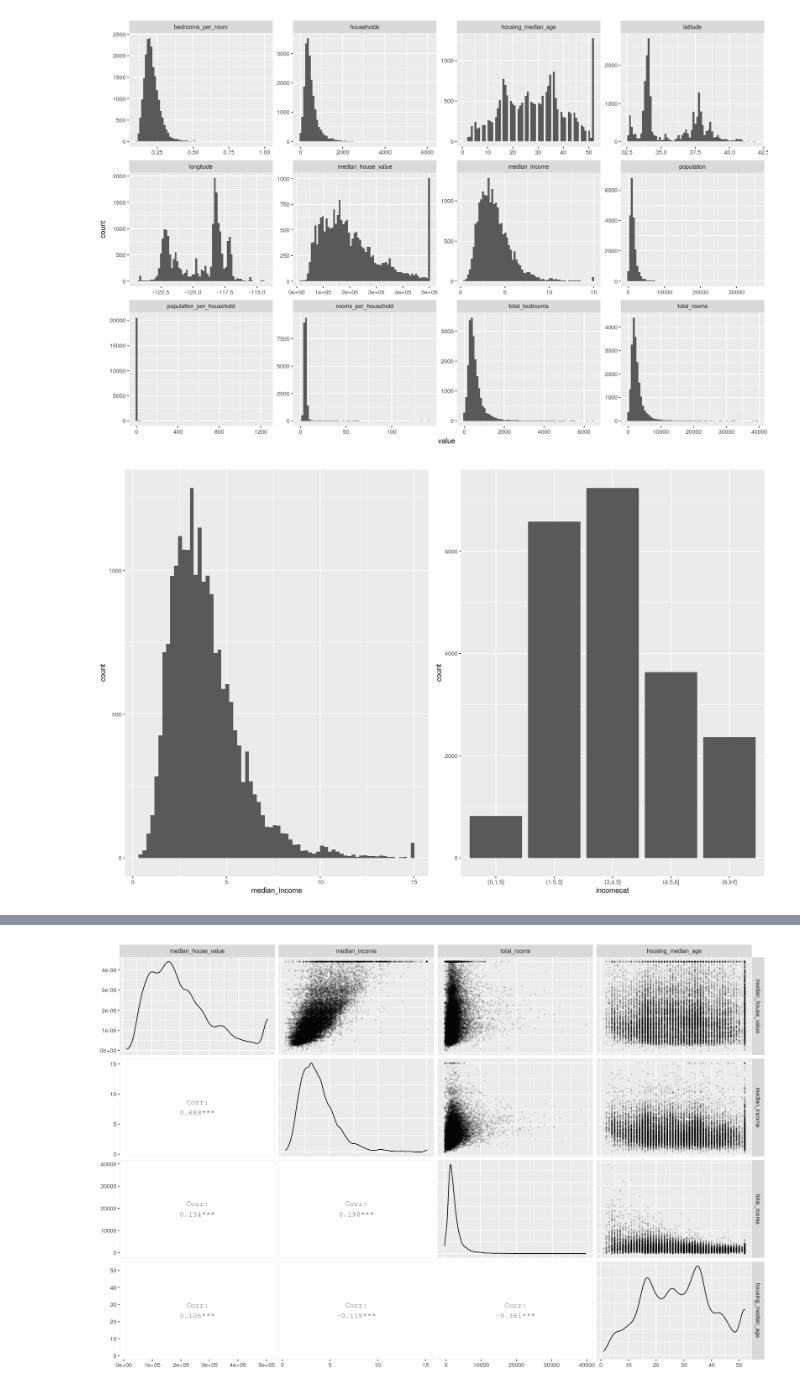
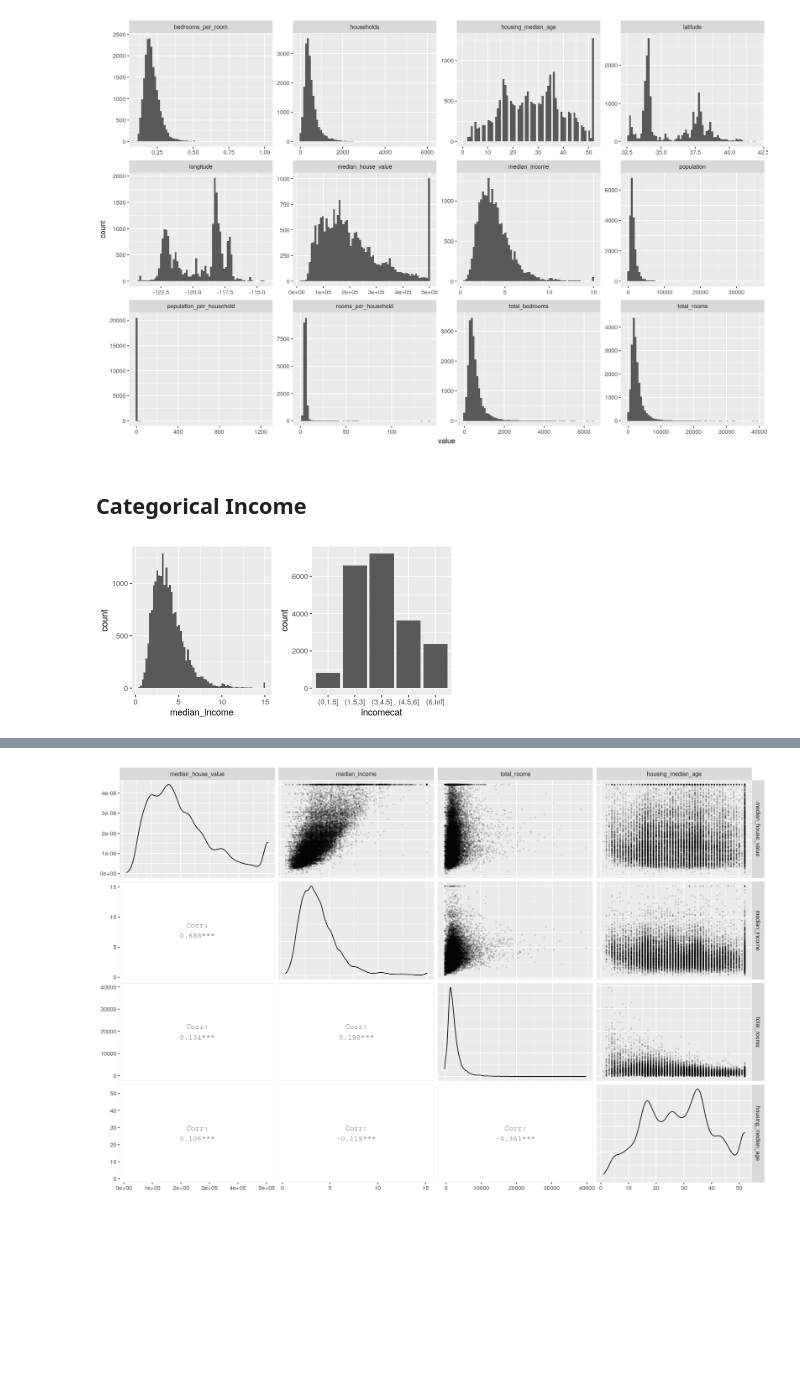
Before and after one commit to slavistan/ml-book-notes, a Jupyter notebook: scratchpad.ipynb, the cells around one changed output, grey strips where cells are left out. Saved outputs shown, nothing was run; the diff lists cells and outputs as text; code cells hidden in the pictures; blank space fills up the shorter version.

```diff
--- a/scratchpad.ipynb
+++ b/scratchpad.ipynb
@@ -21,13 +27,11 @@ ggplot +
     facet_wrap(~what, scales="free")
 # %% [output]
 [figure]
+# %% [markdown]
+## Categorical Income
 # %%
-library(cowplot)
-housing <- housing_orig %>%
-  mutate(incomecat = cut(median_income, c(0, 1.5, 3, 4.5, 6, Inf)))
-
 p1 <- ggplot(housing) + geom_histogram(aes(x=median_income), bins=70)
 p2 <- ggplot(housing) + geom_bar(aes(x=incomecat))
 plot_grid(p1, p2)
 # %% [output]
-[figure, old version]
+[figure, new version]
```
Also changed, not shown: parts of 12 cells of this notebook.
